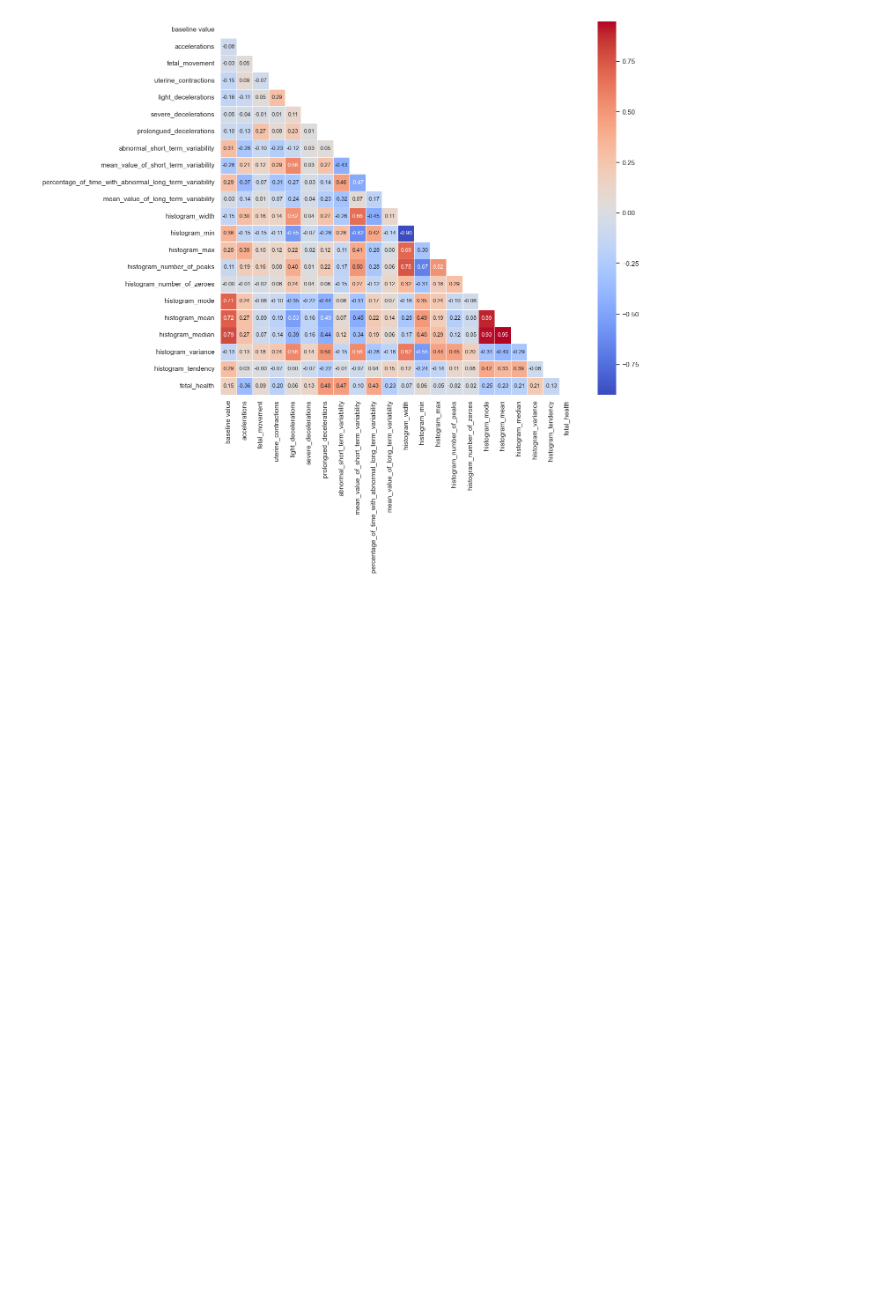
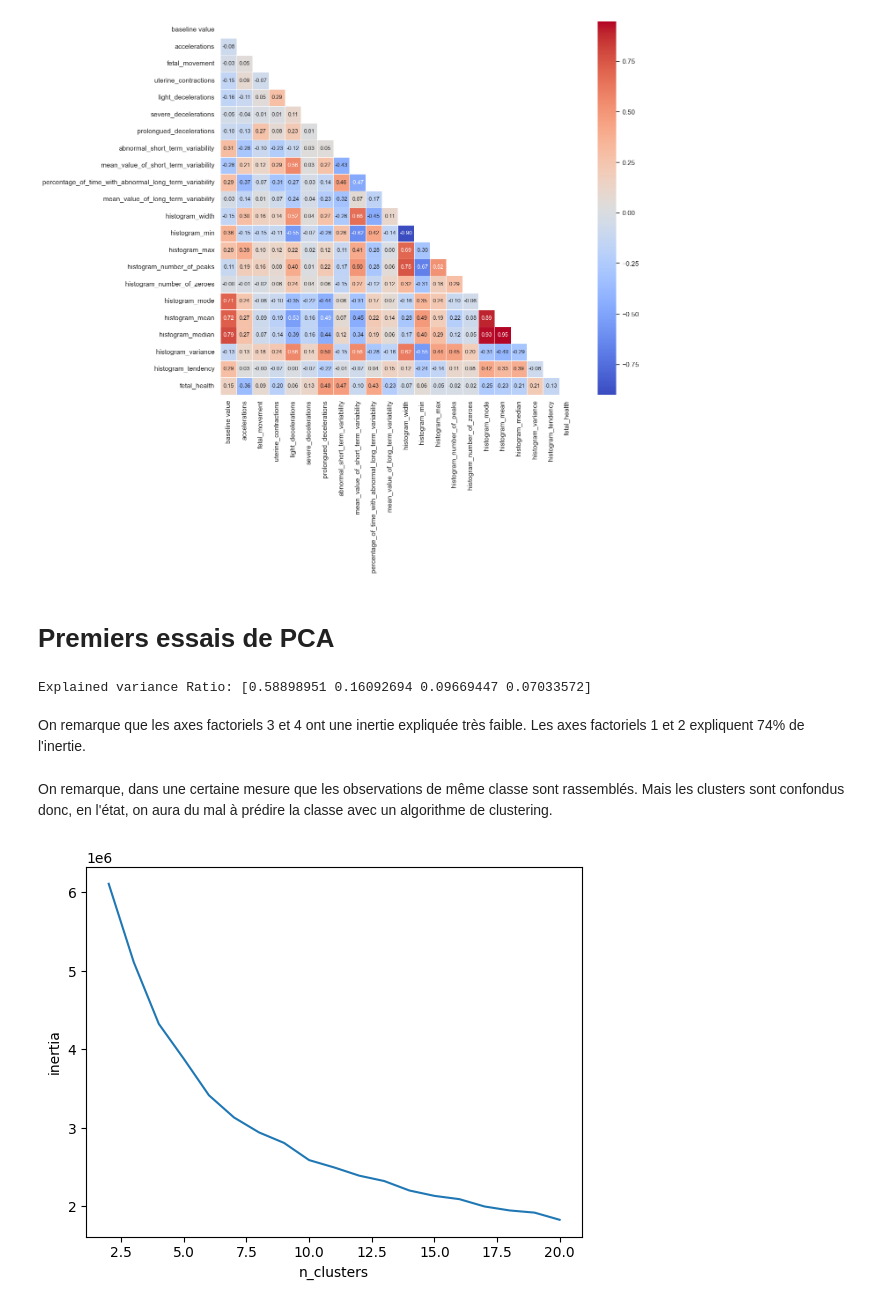
Before and after one commit to smanchajm/SY09-Fetal-Health-Prediction, a Jupyter notebook: projet_sy09.ipynb, the cells around one changed output. Cells and saved outputs as stored; diff of their text form; code cells hidden in the pictures; blank space fills up the shorter version.

Commit message:
Premiere exploration et premiere PCA

```diff
--- a/projet_sy09.ipynb
+++ b/projet_sy09.ipynb
@@ -137,3 +218,18 @@ sns.heatmap(corr, mask=mask, cmap='coolwarm', linewidths=0.5, annot=True, annot_
 plt.show()
 # %% [output]
 [figure]
+# %% [markdown]
+# Premiers essais de PCA
+# %%
+from sklearn.decomposition import PCA
+import plotly.express as px
+
+data_without_class = data.drop('fetal_health', axis=1)
+cls = PCA(n_components=4)
+pcs = cls.fit_transform(data_without_class)
+print("Explained variance Ratio:", cls.explained_variance_ratio_)
+# %% [output]
+Explained variance Ratio: [0.58898951 0.16092694 0.09669447 0.07033572]
+# %% [markdown]
+On remarque que les axes factoriels 3 et 4 ont une inertie expliquée très faible.
+Les axes factoriels 1 et 2 expliquent 74% de l'inertie.
@@ -139,0 +238,20 @@ plt.show()
+# %% [markdown]
+On remarque, dans une certaine mesure que les observations de même classe sont rassemblés. Mais les clusters sont confondus donc, en l'état, on aura du mal à prédire la classe avec un algorithme de clustering.
+# %%
+from sklearn.cluster import KMeans
+
+def kmeans_generator(dataset, n_clusters_list):
+    for n_clusters in n_clusters_list:
+        cls = KMeans(n_clusters=n_clusters, init="k-means++",)
+        km = cls.fit(dataset)
+        inertia = km.inertia_
+        yield n_clusters, inertia
+# %%
+gen = kmeans_generator(data_without_class, [i for i in range(2,21)],)
+
+elbow = pd.DataFrame(gen, columns=["n_clusters", "inertia"])
+elbow = elbow.astype({"n_clusters": "int32"})
+sns.lineplot(elbow, x="n_clusters", y="inertia")
+plt.show()
+# %% [output]
+[figure, added]
```
Also changed, not shown: parts of 8 cells of this notebook, 1 other file.
